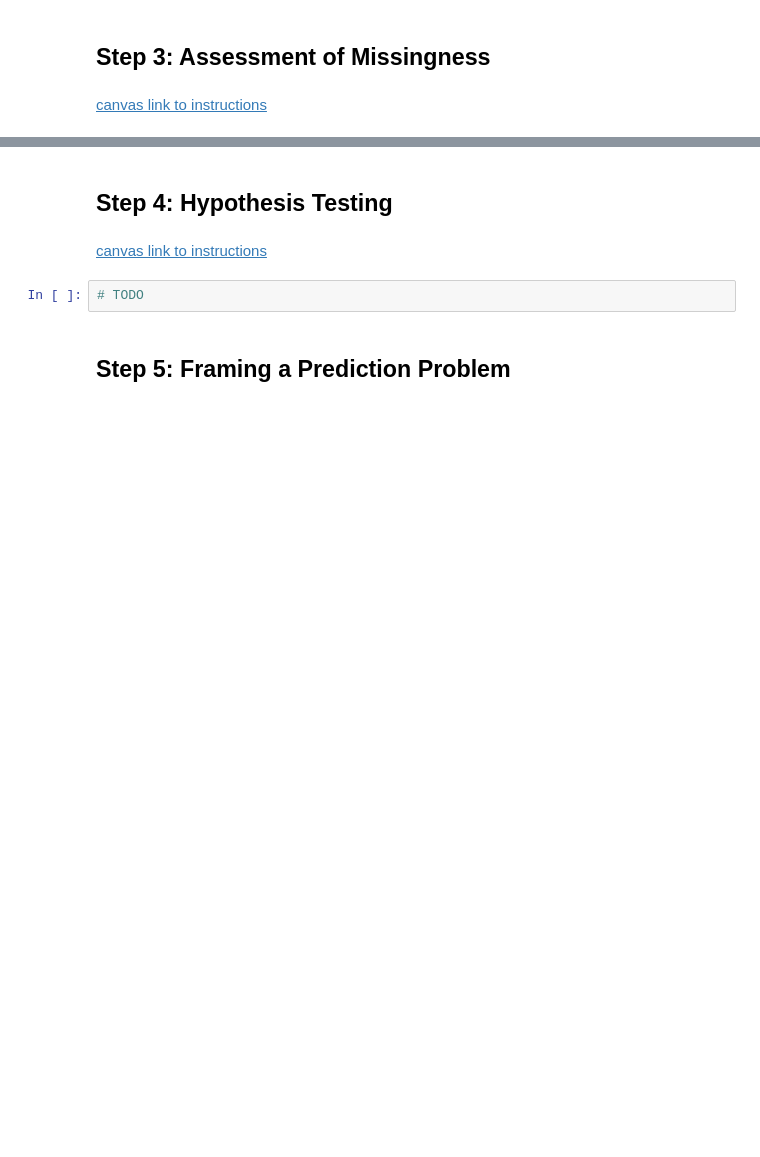
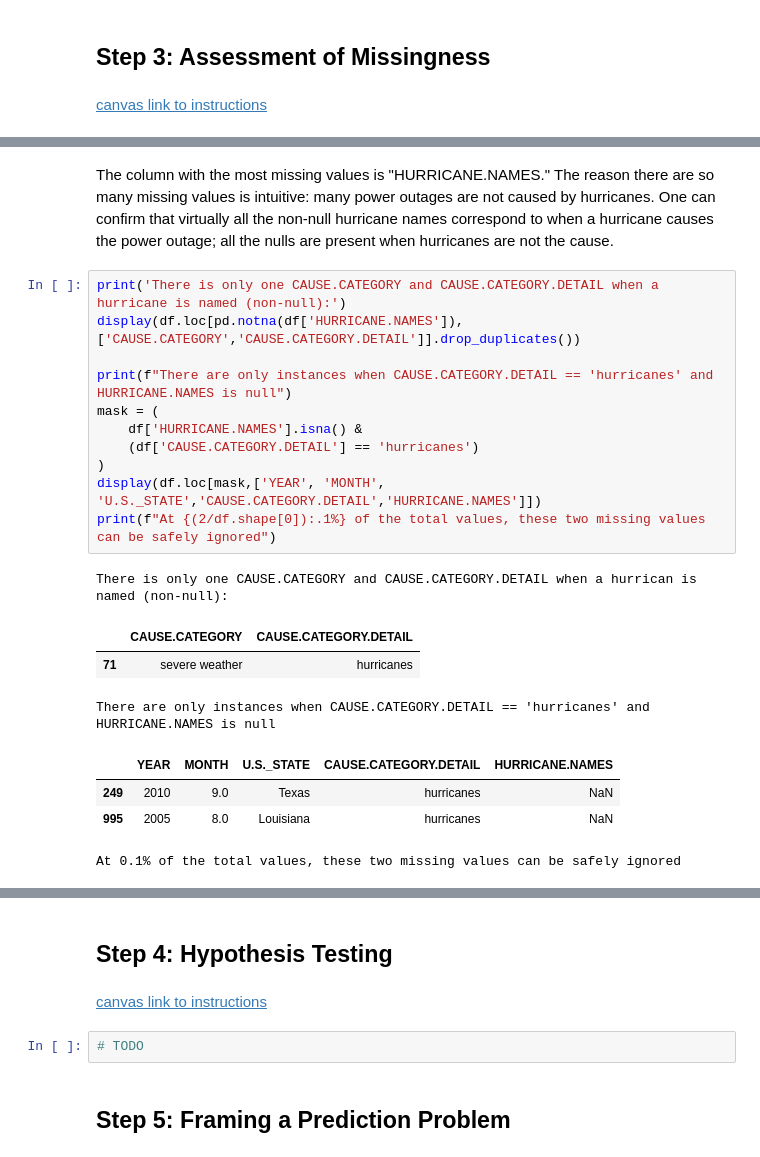
Before and after one commit to scotty-ucsd/dsc259_final_project_rsrogers, a Jupyter notebook: main_notebook_from_template.ipynb, the cells around one changed output, grey strips where cells are left out. Drawn from its saved outputs; the diff is of its cells as text; blank space fills up the shorter version.

Commit message:
some work on missing values

```diff
--- a/main_notebook_from_template.ipynb
+++ b/main_notebook_from_template.ipynb
@@ -231,0 +296,22 @@ display(pivot_table)
+# %% [markdown]
+The column with the most missing values is "HURRICANE.NAMES."  The reason there are so many missing values is intuitive: many power outages are not caused by hurricanes.  One can confirm that virtually all the non-null hurricane names correspond to when a hurricane causes the power outage; all the nulls are present when hurricanes are not the cause.
+# %%
+print('There is only one CAUSE.CATEGORY and CAUSE.CATEGORY.DETAIL when a hurricane is named (non-null):')
+display(df.loc[pd.notna(df['HURRICANE.NAMES']),['CAUSE.CATEGORY','CAUSE.CATEGORY.DETAIL']].drop_duplicates())
+
+print(f"There are only instances when CAUSE.CATEGORY.DETAIL == 'hurricanes' and HURRICANE.NAMES is null")
+mask = (
+    df['HURRICANE.NAMES'].isna() &
+    (df['CAUSE.CATEGORY.DETAIL'] == 'hurricanes')
+)
+display(df.loc[mask,['YEAR', 'MONTH', 'U.S._STATE','CAUSE.CATEGORY.DETAIL','HURRICANE.NAMES']])
+print(f"At {(2/df.shape[0]):.1%} of the total values, these two missing values can be safely ignored")
+# %% [output]
+There is only one CAUSE.CATEGORY and CAUSE.CATEGORY.DETAIL when a hurrican is named (non-null):
+|  | CAUSE.CATEGORY | CAUSE.CATEGORY.DETAIL |
+| 71 | severe weather | hurricanes |
+There are only instances when CAUSE.CATEGORY.DETAIL == 'hurricanes' and HURRICANE.NAMES is null
+|  | YEAR | MONTH | U.S._STATE | CAUSE.CATEGORY.DETAIL | HURRICANE.NAMES |
+| 249 | 2010 | 9.0 | Texas | hurricanes | NaN |
+| 995 | 2005 | 8.0 | Louisiana | hurricanes | NaN |
+At 0.1% of the total values, these two missing values can be safely ignored
```
Also changed, not shown: parts of 7 cells of this notebook, 4 other files.
